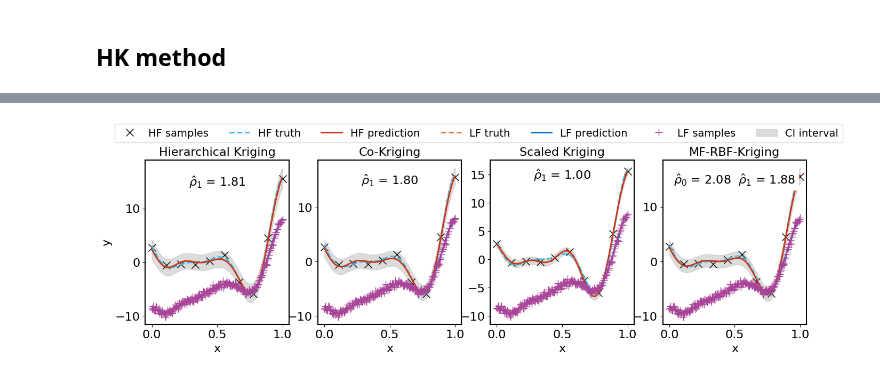
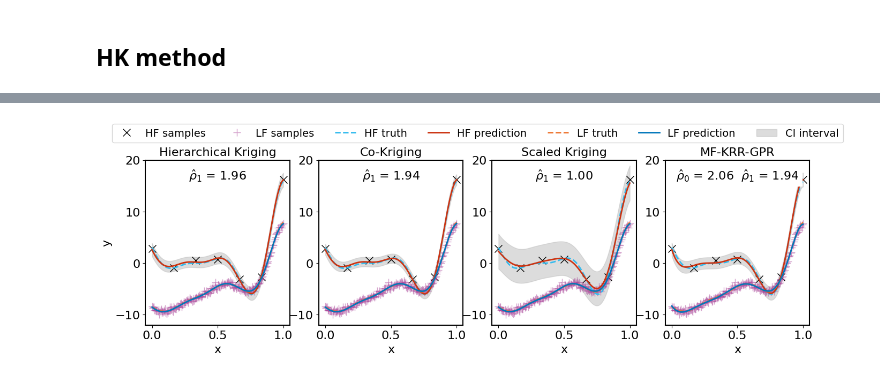
Before and after one commit to bessagroup/mfbml, a Jupyter notebook: studies/gpr_illustrative_examples/mf_rbf_gpr/different_methods_illustration.ipynb, the cells around one changed output, grey strips where cells are left out. Cells and saved outputs as stored; diff of their text form; code cells hidden in the pictures.

```diff
--- a/studies/gpr_illustrative_examples/mf_rbf_gpr/different_methods_illustration.ipynb
+++ b/studies/gpr_illustrative_examples/mf_rbf_gpr/different_methods_illustration.ipynb
@@ -29,7 +26,7 @@ np.random.seed(seed_number)
 # %%
 func = Forrester_1b()
 # replace the high fidelity sample with linspace
-sample_hx = np.linspace(0, 1, 10).reshape(-1, 1)
+sample_hx = np.linspace(0, 1, 7).reshape(-1, 1)
 sample_lx = np.linspace(0, 1, 200).reshape(-1, 1)
 #
 sample_x = [sample_hx, sample_lx]
@@ -44,8 +41,8 @@ test_hy = func.hf(test_x)
 test_ly = func.lf(test_x)
 
 # test data noise)
-test_hy_noise =test_hy+  np.random.normal(0, 0.3, test_hy.shape)
-test_ly_noise  = test_hy +  np.random.normal(0, 0.3, test_ly.shape)
+test_hy_noise = test_hy + np.random.normal(0, 0.3, test_hy.shape)
+test_ly_noise = test_hy + np.random.normal(0, 0.3, test_ly.shape)
 # %% [markdown]
 ### MF-KRR-GPR
 # %%
@@ -122,6 +119,7 @@ hk noise 0.6016117877589707
 # %%
 # co-kriging
-ck_model = CoKriging(design_space=func._input_domain, noise_prior=None, optimizer_restart=10)
+ck_model = CoKriging(design_space=func._input_domain,
+                     noise_prior=None, optimizer_restart=10)
 ck_model.train(samples=sample_x, responses=sample_y)
 # get prediction of low fidelity
 ck_pred_ly = ck_model.predict_lf(X=test_x)
@@ -135,7 +133,7 @@ nmae_ck = normalized_mae(test_hy, ck_pred_hy)
 r2_ck = r2_score(test_hy, ck_pred_hy)
 mean_ll_ck = mean_log_likelihood_value(test_hy_noise, ck_pred_hy, ck_pred_std)
 ck_lf_training_time = ck_model.lf_training_time
-ck_hf_training_time =ck_model.hf_training_time
+ck_hf_training_time = ck_model.hf_training_time
 ck_noise = ck_model.noise
 
 
@@ -145,5 +143,5 @@ print("normalized mae: ", nmae_ck)
 print("r2: ", r2_ck)
 print("lf time", ck_lf_training_time)
 print("hf time", ck_hf_training_time)
-print("hk noise", ck_noise)
+print("ck noise", ck_noise)
 # %% [output]
@@ -200,10 +198,6 @@ ax[3].plot(
     markersize=10,
     label="HF samples",
 )
-ax[3].plot(test_x, test_hy, "--", color="#33BBEE", linewidth=2, label="HF truth")
-ax[3].plot(test_x, pred_y, "-", color="#CC3311", linewidth=2, label="HF prediction")
-ax[3].plot(test_x, test_ly, "--", color="#EE7733", linewidth=2, label="LF truth")
-ax[3].plot(test_x, pred_ly, "-", color="#0077BB", linewidth=2, label="LF prediction")
 ax[3].plot(
     sample_x[1],
     sample_y[1],
@@ -211,8 +205,18 @@ ax[3].plot(
     color="#AA4499",
     linewidth=2,
     markersize=10,
+    alpha=0.5,
     label="LF samples",
 )
+ax[3].plot(test_x, test_hy, "--", color="#33BBEE",
+           linewidth=2, label="HF truth")
+ax[3].plot(test_x, pred_y, "-", color="#CC3311",
+           linewidth=2, label="HF prediction")
+ax[3].plot(test_x, test_ly, "--", color="#EE7733",
+           linewidth=2, label="LF truth")
+ax[3].plot(test_x, pred_ly, "-", color="#0077BB",
+           linewidth=2, label="LF prediction")
+
 ax[3].fill_between(
     test_x.flatten(),
     (pred_y - 2 * pred_std).flatten(),
@@ -221,9 +225,10 @@ ax[3].fill_between(
     color="#BBBBBB",
     label="CI interval",
 )
-ax[3].set_title("MF-RBF-Kriging", fontsize=font_size)
+ax[3].set_title("MF-KRR-GPR", fontsize=font_size)
 ax[3].set_ylabel(" ", fontsize=font_size)
 ax[3].set_xlabel("x", fontsize=font_size)
+ax[3].set_ylim(-12, 20)
 ax[3].legend()
 # for hierarchical kriging
 ax[0].plot(
@@ -234,10 +239,6 @@ ax[0].plot(
     markersize=10,
     label="HF samples",
 )
-ax[0].plot(test_x, test_hy, "--", color="#33BBEE", linewidth=2, label="HF truth")
-ax[0].plot(test_x, hk_pred_hy, "-", color="#CC3311", linewidth=2, label="HF prediction")
-ax[0].plot(test_x, test_ly, "--", color="#EE7733", linewidth=2, label="LF truth")
-ax[0].plot(test_x, hk_pred_ly, "-", color="#0077BB", linewidth=2, label="LF prediction")
 ax[0].plot(
     sample_x[1],
     sample_y[1],
@@ -245,8 +246,18 @@ ax[0].plot(
     color="#AA4499",
     linewidth=2,
     markersize=10,
+    alpha=0.5,
     label="LF samples",
 )
+ax[0].plot(test_x, test_hy, "--", color="#33BBEE",
+           linewidth=2, label="HF truth")
+ax[0].plot(test_x, hk_pred_hy, "-", color="#CC3311",
+           linewidth=2, label="HF prediction")
+ax[0].plot(test_x, test_ly, "--", color="#EE7733",
+           linewidth=2, label="LF truth")
+ax[0].plot(test_x, hk_pred_ly, "-", color="#0077BB",
+           linewidth=2, label="LF prediction")
+
 ax[0].fill_between(
     test_x.flatten(),
     (hk_pred_hy - 2 * hk_pred_std).flatten(),
@@ -258,7 +269,7 @@ ax[0].fill_between(
 ax[0].set_title("Hierarchical Kriging", fontsize=font_size)
 ax[0].set_ylabel("y", fontsize=font_size)
 ax[0].set_xlabel("x", fontsize=font_size)
-
+ax[0].set_ylim(-12, 20)
 # for co-kriging
 ax[1].plot(
     sample_x[0],
@@ -268,10 +279,6 @@ ax[1].plot(
     markersize=10,
     label="HF samples",
 )
-ax[1].plot(test_x, test_hy, "--", color="#33BBEE", linewidth=2, label="HF truth")
-ax[1].plot(test_x, ck_pred_hy, "-", color="#CC3311", linewidth=2, label="HF prediction")
-ax[1].plot(test_x, test_ly, "--", color="#EE7733", linewidth=2, label="LF truth")
-ax[1].plot(test_x, ck_pred_ly, "-", color="#0077BB", linewidth=2, label="LF prediction")
 ax[1].plot(
     sample_x[1],
     sample_y[1],
@@ -279,8 +286,18 @@ ax[1].plot(
     color="#AA4499",
     linewidth=2,
     markersize=10,
+    alpha=0.5,
     label="LF samples",
 )
+ax[1].plot(test_x, test_hy, "--", color="#33BBEE",
+           linewidth=2, label="HF truth")
+ax[1].plot(test_x, ck_pred_hy, "-", color="#CC3311",
+           linewidth=2, label="HF prediction")
+ax[1].plot(test_x, test_ly, "--", color="#EE7733",
+           linewidth=2, label="LF truth")
+ax[1].plot(test_x, ck_pred_ly, "-", color="#0077BB",
+           linewidth=2, label="LF prediction")
+
 ax[1].fill_between(
     test_x.flatten(),
     (ck_pred_hy - 2 * ck_pred_std).flatten(),
@@ -292,7 +309,7 @@ ax[1].fill_between(
 ax[1].set_title("Co-Kriging", fontsize=font_size)
 ax[1].set_ylabel(" ", fontsize=font_size)
 ax[1].set_xlabel("x", fontsize=font_size)
-
+ax[1].set_ylim(-12, 20)
 # for scaled kriging
 ax[2].plot(
     sample_x[0],
@@ -302,10 +319,6 @@ ax[2].plot(
     markersize=10,
     label="HF samples",
 )
-ax[2].plot(test_x, test_hy, "--", color="#33BBEE", linewidth=2, label="HF truth")
-ax[2].plot(test_x, sk_pred_hy, "-", color="#CC3311", linewidth=2, label="HF prediction")
-ax[2].plot(test_x, test_ly, "--", color="#EE7733", linewidth=2, label="LF truth")
-ax[2].plot(test_x, sk_pred_ly, "-", color="#0077BB", linewidth=2, label="LF prediction")
 ax[2].plot(
     sample_x[1],
     sample_y[1],
@@ -313,8 +326,18 @@ ax[2].plot(
     color="#AA4499",
     linewidth=2,
     markersize=10,
+    alpha=0.5,
     label="LF samples",
 )
+ax[2].plot(test_x, test_hy, "--", color="#33BBEE",
+           linewidth=2, label="HF truth")
+ax[2].plot(test_x, sk_pred_hy, "-", color="#CC3311",
+           linewidth=2, label="HF prediction")
+ax[2].plot(test_x, test_ly, "--", color="#EE7733",
+           linewidth=2, label="LF truth")
+ax[2].plot(test_x, sk_pred_ly, "-", color="#0077BB",
+           linewidth=2, label="LF prediction")
+
 ax[2].fill_between(
     test_x.flatten(),
     (sk_pred_hy - 2 * sk_pred_std).flatten(),
@@ -323,10 +346,11 @@ ax[2].fill_between(
     color="#BBBBBB",
     label="CI interval",
 )
+ax[2].set_ylim(-12, 20)
 # write text on the plot of beta0= 0.5  and beta0= 0.5 on the middle top of the plot
 ax[0].text(
     0.5,
-    15.0,
+    17.0,
     r"$\hat \rho_1$ = {:.2f}".format(
         hk_model.beta[0, 0],
     ),
@@ -337,7 +361,7 @@ ax[0].text(
 )
 ax[1].text(
     0.5,
-    15.0,
+    17.0,
     r"$\hat \rho_1$ = {:.2f}".format(
         ck_model.rho,
     ),
@@ -348,45 +372,46 @@ ax[1].text(
 )
 ax[2].text(
     0.5,
-    15.0,
+    17.0,
     r"$\hat \rho_1$ = {:.2f}".format(
         1.0,
     ),
     fontsize=font_size,
     ha="center",
     va="center",
     backgroundcolor="white",
 )
 # two numbers on the middle top of the plot for mf-rbf-kriging on two lines
 ax[3].text(
     0.5,
-    15.0,
+    17.0,
     r"$\hat \rho_0$ = {:.2f}  $\hat \rho_1$ = {:.2f}".format(
         mf_krr_gpr.beta[0, 0], mf_krr_gpr.beta[1, 0]
     ),
     fontsize=font_size,
     ha="center",
     va="center",
     backgroundcolor="white",
 )
 
 ax[2].set_title("Scaled Kriging", fontsize=font_size)
 ax[2].set_ylabel(" ", fontsize=font_size)
 ax[2].set_xlabel("x", fontsize=font_size)
 
 
-plt.legend(loc="upper center", bbox_to_anchor=(-1.28, 1.25), ncol=7, fontsize=14)
+plt.legend(loc="upper center", bbox_to_anchor=(-1.30, 1.25),
+           ncol=7, fontsize=14)
 # set the font size of axis
 for i in range(4):
     ax[i].tick_params(axis="both", which="major", labelsize=font_size)
     # set the line width of the axis
     for axis in ["top", "bottom", "left", "right"]:
         ax[i].spines[axis].set_linewidth(1.5)
-# plt.savefig("mf_rbf_gpr_noiseless_1d.pdf", bbox_inches="tight", dpi=300)
-# plt.savefig("mf_rbf_gpr_noiseless_1d.png", bbox_inches="tight", dpi=300)
-# plt.savefig("mf_rbf_gpr_noiseless_1d.svg", bbox_inches="tight", dpi=300)
+plt.savefig("mf_rbf_gpr_noisy_1d.pdf", bbox_inches="tight", dpi=300)
+plt.savefig("mf_rbf_gpr_noisy_1d.png", bbox_inches="tight", dpi=300)
+plt.savefig("mf_rbf_gpr_noisy_1d.svg", bbox_inches="tight", dpi=300)
 plt.show()
 # %% [output]
-[figure, old version]
+[figure, new version]
 # %%
 # save the results into a pandas dataframe
```
Also changed, not shown: parts of 7 cells of this notebook, 40 other files.
